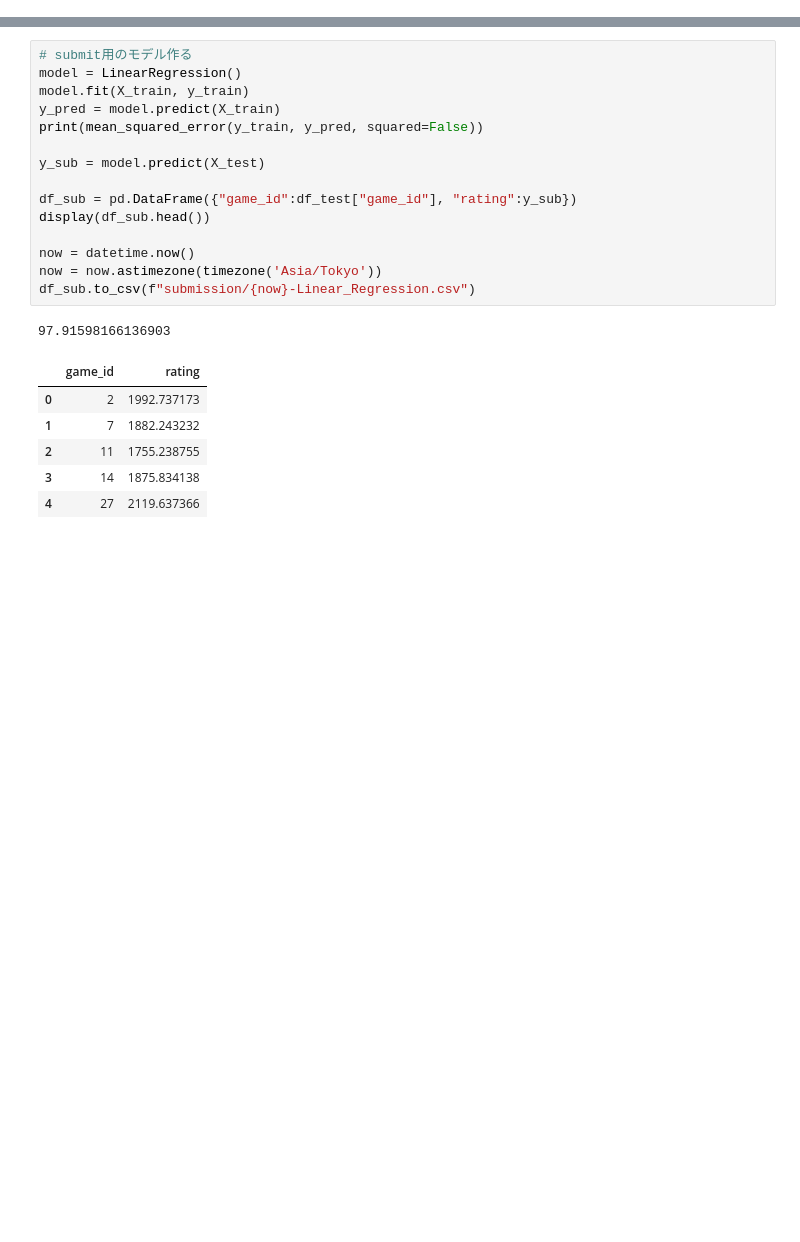
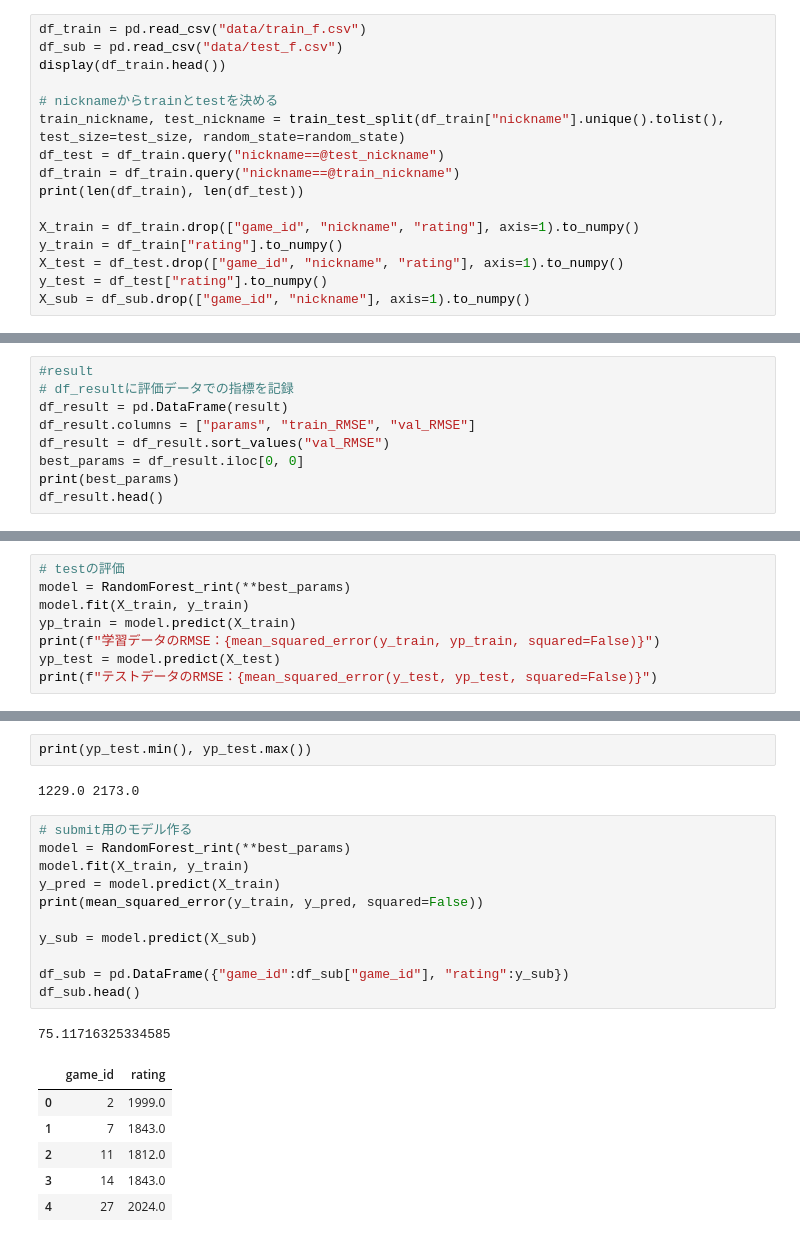
Before and after one commit to kosekitau/kaggle, a Jupyter notebook: Scrabble-player-rating/notebook/run_Scrabble_Player_Rating.ipynb, the cells around one changed output, grey strips where cells are left out. Drawn from its saved outputs; the diff is of its cells as text; blank space fills up the shorter version.

Commit message:
RandomForestモデルのpyとconfigを追加

```diff
--- a/Scrabble-player-rating/notebook/run_Scrabble_Player_Rating.ipynb
+++ b/Scrabble-player-rating/notebook/run_Scrabble_Player_Rating.ipynb
@@ -39,0 +31,16 @@ n_splits = conf["n_splits"]
+# %%
+df_train = pd.read_csv("data/train_f.csv")
+df_sub = pd.read_csv("data/test_f.csv")
+display(df_train.head())
+
+# nicknameからtrainとtestを決める
+train_nickname, test_nickname = train_test_split(df_train["nickname"].unique().tolist(), test_size=test_size, random_state=random_state)
+df_test = df_train.query("nickname==@test_nickname")
+df_train = df_train.query("nickname==@train_nickname")
+print(len(df_train), len(df_test))
+
+X_train = df_train.drop(["game_id", "nickname", "rating"], axis=1).to_numpy()
+y_train = df_train["rating"].to_numpy()
+X_test = df_test.drop(["game_id", "nickname", "rating"], axis=1).to_numpy()
+y_test = df_test["rating"].to_numpy()
+X_sub = df_sub.drop(["game_id", "nickname"], axis=1).to_numpy()
@@ -74,0 +90,9 @@ train_score, val_score
+# %%
+#result
+# df_resultに評価データでの指標を記録
+df_result = pd.DataFrame(result)
+df_result.columns = ["params", "train_RMSE", "val_RMSE"]
+df_result = df_result.sort_values("val_RMSE")
+best_params = df_result.iloc[0, 0]
+print(best_params)
+df_result.head()
@@ -74,0 +107,8 @@ train_score, val_score
+# %%
+# testの評価
+model = RandomForest_rint(**best_params)
+model.fit(X_train, y_train)
+yp_train = model.predict(X_train)
+print(f"学習データのRMSE：{mean_squared_error(y_train, yp_train, squared=False)}")
+yp_test = model.predict(X_test)
+print(f"テストデータのRMSE：{mean_squared_error(y_test, yp_test, squared=False)}")
@@ -75,23 +142,23 @@ train_score, val_score
+# %%
+print(yp_test.min(), yp_test.max())
+# %% [output]
+1229.0 2173.0
 # %%
 # submit用のモデル作る
-model = LinearRegression()
+model = RandomForest_rint(**best_params)
 model.fit(X_train, y_train)
 y_pred = model.predict(X_train)
 print(mean_squared_error(y_train, y_pred, squared=False))
 
-y_sub = model.predict(X_test)
+y_sub = model.predict(X_sub)
 
-df_sub = pd.DataFrame({"game_id":df_test["game_id"], "rating":y_sub})
-display(df_sub.head())
-
-now = datetime.now()
-now = now.astimezone(timezone('Asia/Tokyo'))
-df_sub.to_csv(f"submission/{now}-Linear_Regression.csv")
+df_sub = pd.DataFrame({"game_id":df_sub["game_id"], "rating":y_sub})
+df_sub.head()
 # %% [output]
-97.91598166136903
+75.11716325334585
 |  | game_id | rating |
-| 0 | 2 | 1992.737173 |
-| 1 | 7 | 1882.243232 |
-| 2 | 11 | 1755.238755 |
-| 3 | 14 | 1875.834138 |
-| 4 | 27 | 2119.637366 |
+| 0 | 2 | 1999.0 |
+| 1 | 7 | 1843.0 |
+| 2 | 11 | 1812.0 |
+| 3 | 14 | 1843.0 |
+| 4 | 27 | 2024.0 |
```
Also changed, not shown: parts of 13 cells of this notebook, 2 other files.
